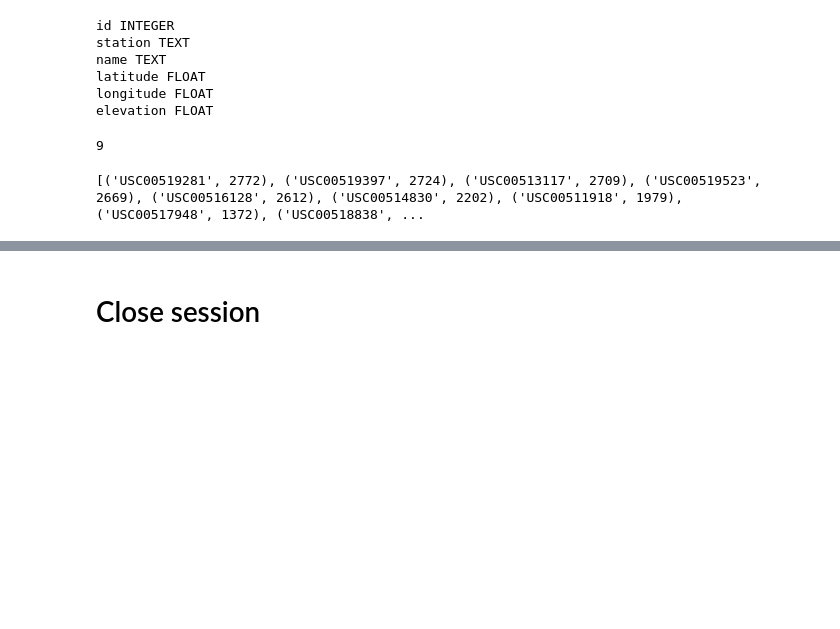
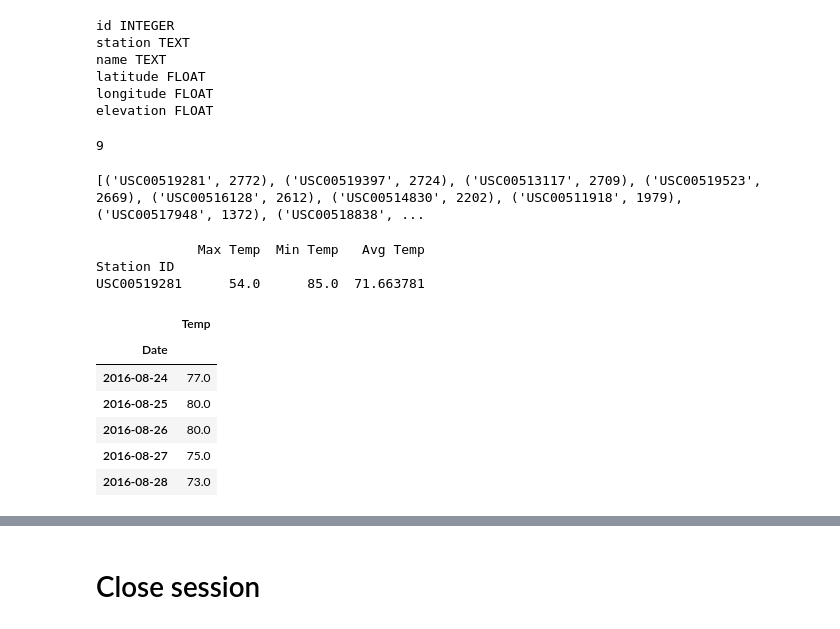
Before and after one commit to norojordan/sqlalchemy-challenge, a Jupyter notebook: climate_starter.ipynb, the cells around one changed output, grey strips where cells are left out. Drawn from its saved outputs; the diff is of its cells as text; code cells hidden in the pictures; blank space fills up the shorter version.

```diff
--- a/climate_starter.ipynb
+++ b/climate_starter.ipynb
@@ -206,3 +204,39 @@ print(active_stations)
+# %%
+# Using the most active station id from the previous query, calculate the lowest, highest, and average temperature.
+# Find min, max and avg for TOBS = 'USC00519281'
+
+max_active=session.query(Measurement.station).group_by(Measurement.station).\
+    order_by(func.count(Measurement.date).desc()).first()
+
+max_active_stats=session.query(Measurement.station, func.min(Measurement.tobs), func.max(Measurement.tobs), func.avg(Measurement.tobs)).\
+    filter(Measurement.station== 'USC00519281').all()
+
+#add the query results to a dataframe for data headers
+max_active_df = pd.DataFrame(max_active_stats, columns=['Station ID', 'Max Temp', 'Min Temp', 'Avg Temp'])
+max_active_df.set_index('Station ID', inplace=True)
+print(max_active_df)
+# %% [output]
+             Max Temp  Min Temp   Avg Temp
+Station ID
+USC00519281      54.0      85.0  71.663781
 # %%
 # Using the most active station id
-# Query the last 12 months of temperature observation data for this station and plot the results as a histogram
+# Query the last 12 months of temperature observation data for this station.
+
+one_year_max_active=session.query(Measurement.date, Measurement.tobs).\
+        filter(Measurement.date >= date).\
+        filter(Measurement.station== 'USC00519281').all()
+#print(one_year_max_active)
+
+# Create a dataframe
+one_year_max_active_df = pd.DataFrame(one_year_max_active, columns=['Date','Temp'])
+one_year_max_active_df.set_index('Date', inplace=True)
+one_year_max_active_df.head()
+# %% [output]
+|  | Temp |
+| Date |  |
+| 2016-08-24 | 77.0 |
+| 2016-08-25 | 80.0 |
+| 2016-08-26 | 80.0 |
+| 2016-08-27 | 75.0 |
+| 2016-08-28 | 73.0 |
```
Also changed, not shown: parts of 7 cells of this notebook.
